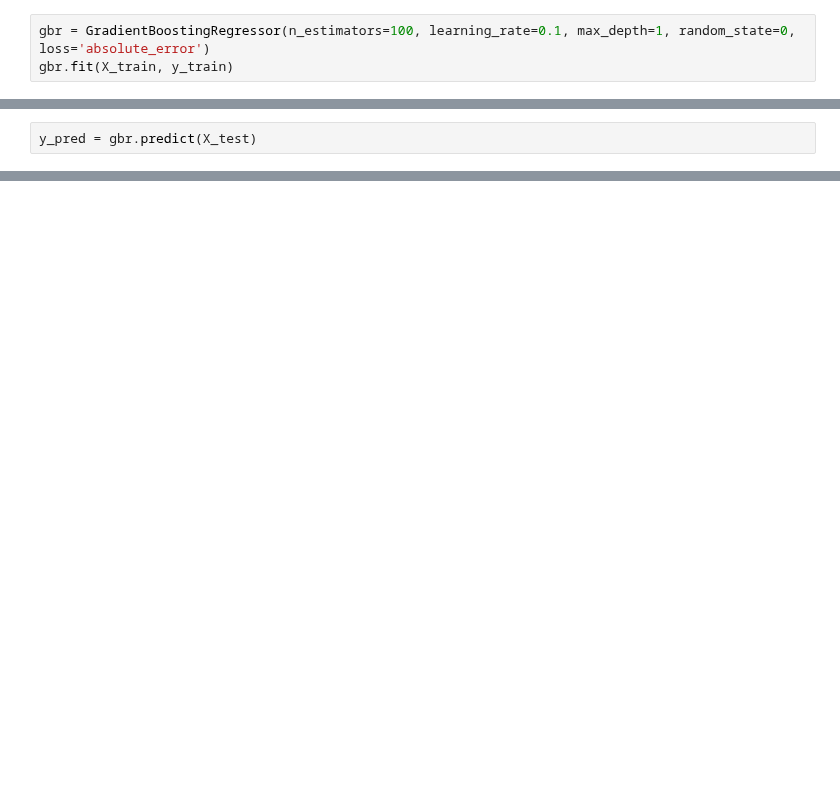
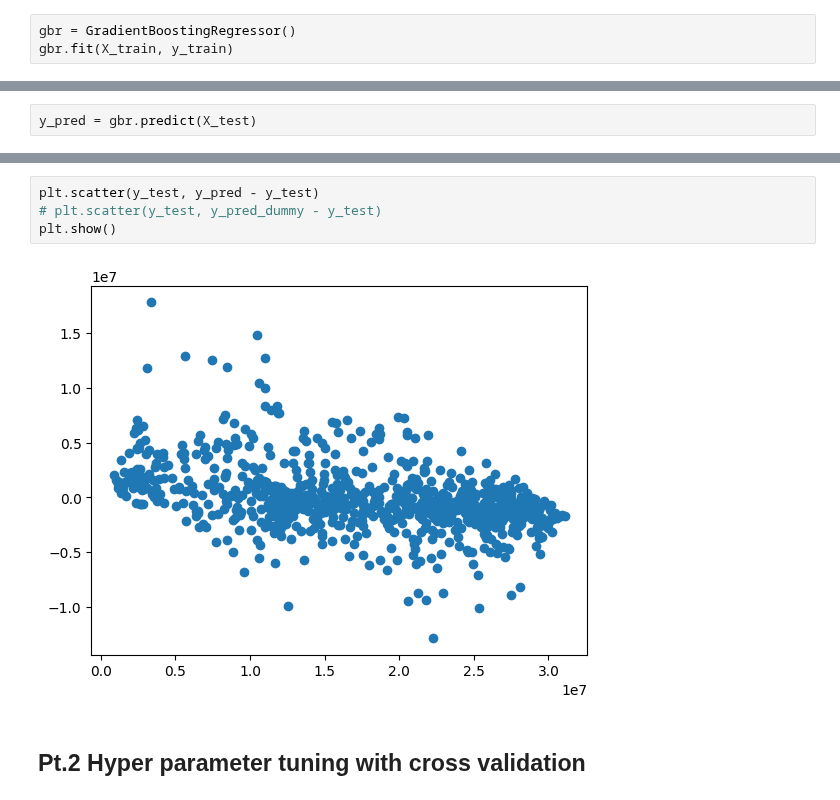
Before and after one commit to Joaomc15/UC3M-MLBD, a Jupyter notebook: assignment1/src/complex_models/GradientBoosting.ipynb, the cells around one changed output, grey strips where cells are left out. Drawn from its saved outputs; the diff is of its cells as text; blank space fills up the shorter version.

```diff
--- a/assignment1/src/complex_models/GradientBoosting.ipynb
+++ b/assignment1/src/complex_models/GradientBoosting.ipynb
@@ -48,6 +48,6 @@ X_train, X_test, y_train, y_test = train_test_split(X, y, test_size=0.2)
 # %%
 from sklearn.ensemble import GradientBoostingRegressor
 # %%
-gbr = GradientBoostingRegressor(n_estimators=100, learning_rate=0.1, max_depth=1, random_state=0, loss='absolute_error')
+gbr = GradientBoostingRegressor()
 gbr.fit(X_train, y_train)
 # %% [output]
@@ -81,0 +129,8 @@ print(mae)
+# %%
+plt.scatter(y_test, y_pred - y_test)
+# plt.scatter(y_test, y_pred_dummy - y_test)
+plt.show()
+# %% [output]
+[figure, added]
+# %% [markdown]
+## Pt.2 Hyper parameter tuning with cross validation
```
Also changed, not shown: parts of 10 cells of this notebook, 1 other file.
